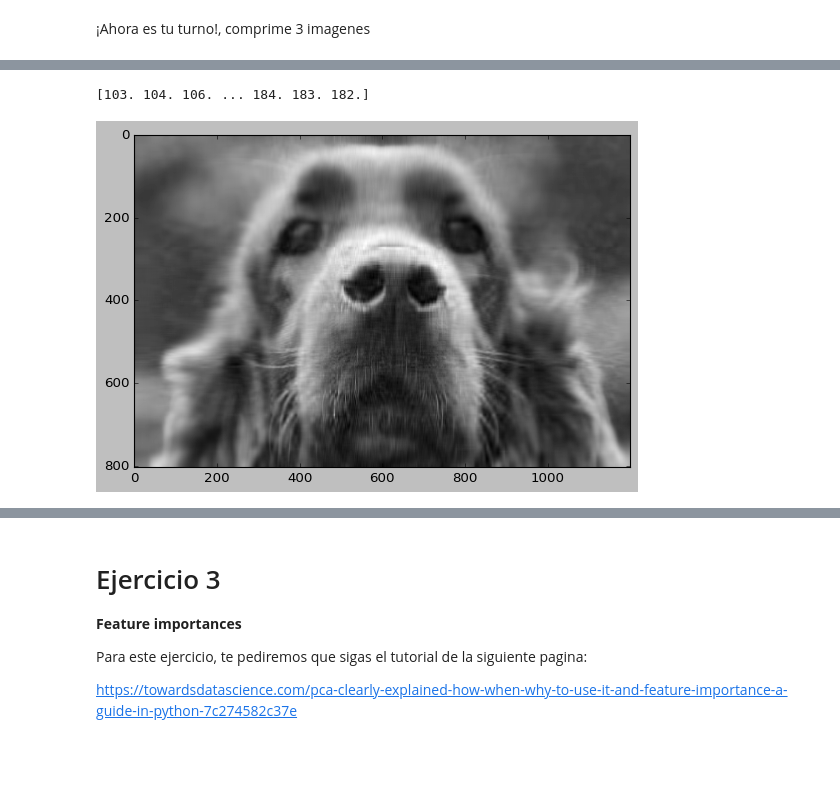
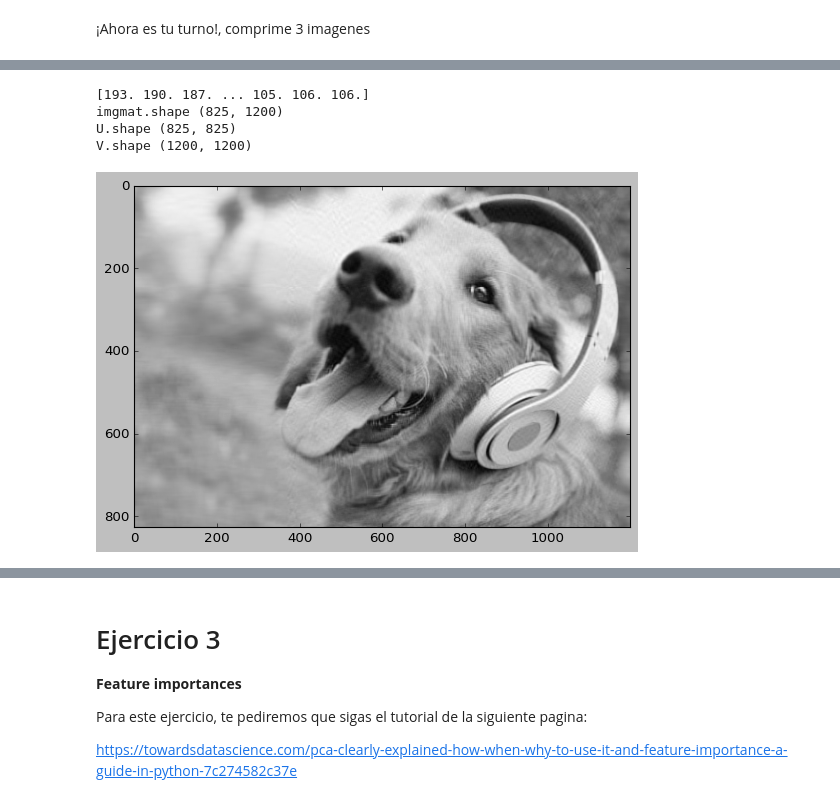
Before and after one commit to PosgradoMNA/actividades-de-aprendizaje-JavyMB, a Jupyter notebook: A01794423_Actividad5_Reduccion_dimensiones.ipynb, the cells around one changed output, grey strips where cells are left out. Drawn from its saved outputs; the diff is of its cells as text; code cells hidden in the pictures; blank space fills up the shorter version.

```diff
--- a/A01794423_Actividad5_Reduccion_dimensiones.ipynb
+++ b/A01794423_Actividad5_Reduccion_dimensiones.ipynb
@@ -325,21 +339,26 @@ plt.show()
 # %%
 #imagen 2
 imgUrl2 = 'https://imgs.search.brave.com/6NblBe1yTV5UtXpQeDoo-30OP3vdNpCt0Ant4nOr5H4/rs:fit:1200:1200:1/g:ce/aHR0cHM6Ly9zdGF0/aWMxLnRoZXJpY2hl/c3RpbWFnZXMuY29t/L3dvcmRwcmVzcy93/cC1jb250ZW50L3Vw/bG9hZHMvMjAxNS8w/Mi9zaHV0dGVyc3Rv/Y2tfQ3V0ZS1Eb2cu/anBn'
 img2 = Image.open(urllib.request.urlopen(imgUrl2)).convert('LA')
-imgmat = np.array(list(img1.getdata(band=0)),float)
+imgmat = np.array(list(img2.getdata(band=0)),float)
 
 print(imgmat)
 
-imgmat.shape = (img1.size[1],img1.size[0])
+imgmat.shape = (img2.size[1],img2.size[0])
 U,D,V = np.linalg.svd(imgmat)
-
-nvalue = 30
+print('imgmat.shape',imgmat.shape)
+print('U.shape',U.shape)
+print('V.shape',V.shape)
+nvalue = 70
 #------------------------------
 reconstimg = np.matrix(U[:,:nvalue])*np.diag(D[:nvalue])*np.matrix(V[:nvalue,:])
 plt.imshow(reconstimg,cmap='gray')
 plt.show()
 # %% [output]
-[103. 104. 106. ... 184. 183. 182.]
+[193. 190. 187. ... 105. 106. 106.]
+imgmat.shape (825, 1200)
+U.shape (825, 825)
+V.shape (1200, 1200)
-[figure, old version]
+[figure, new version]
 # %%
 #imagen 3
```
Also changed, not shown: parts of 21 cells of this notebook.
